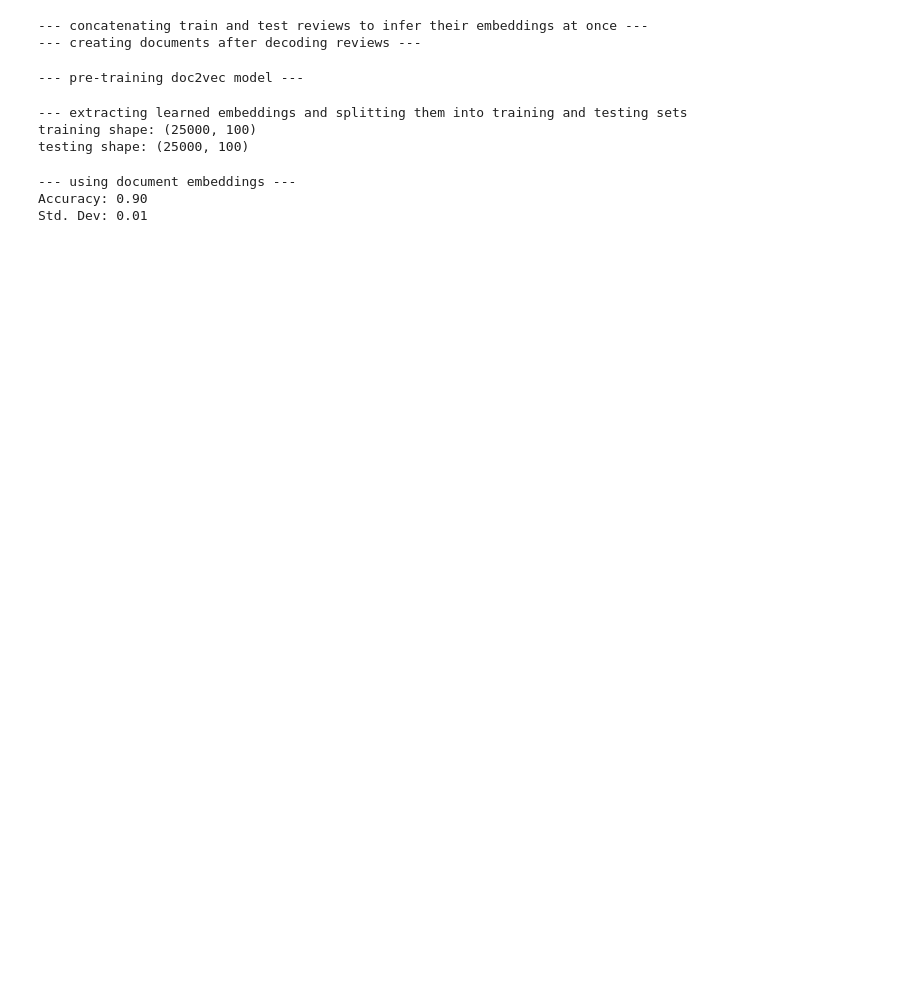
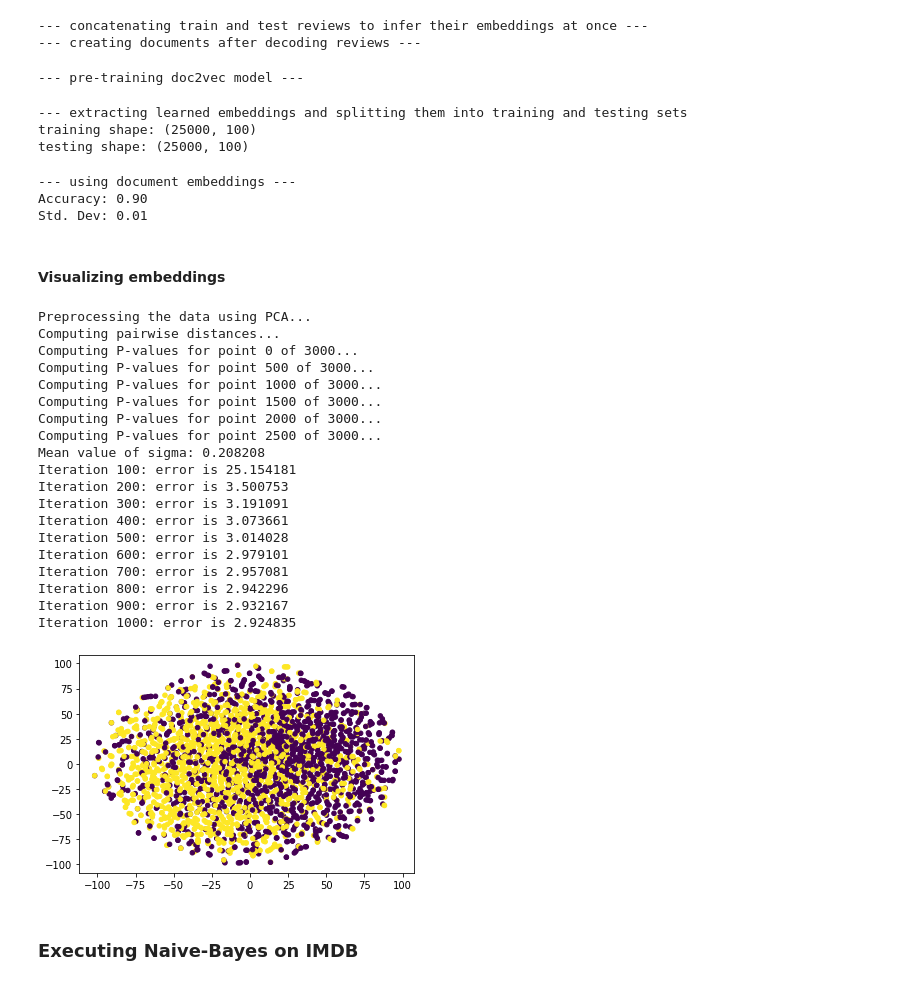
Before and after one commit to AlejandroSantorum/MPhil_MLMI_Cambridge, a Jupyter notebook: MLMI13-Natural_Language_Processing/Lab/code/practical.ipynb, the cells around one changed output. Drawn from its saved outputs; the diff is of its cells as text; code cells hidden in the pictures; blank space fills up the shorter version.

```diff
--- a/MLMI13-Natural_Language_Processing/Lab/code/practical.ipynb
+++ b/MLMI13-Natural_Language_Processing/Lab/code/practical.ipynb
@@ -257,4 +262,4 @@ d2v_model = Doc2Vec(docs, dm=0, min_count=2, vector_size=100, hs=0, negative=5,
 # %% [output]
 --- pre-training doc2vec model ---
 # %%
-d2v_model.save("d2v_model.model")
+fmodel_name = "d2v_model.model"
@@ -261,3 +268,5 @@ d2v_model.save("d2v_model.model")
+# %%
+d2v_model = Doc2Vec.load(fmodel_name)
 # %%
 print("--- extracting learned embeddings and splitting them into training and testing sets")
 embeddings = d2v_model.dv.get_normed_vectors()
@@ -282,3 +291,5 @@ print(f"Std. Dev: {SVMD2V.getStdDeviation():.2f}")
 --- using document embeddings ---
 Accuracy: 0.90
 Std. Dev: 0.01
+# %% [markdown]
+#### Visualizing embeddings
@@ -284,0 +299,29 @@ Std. Dev: 0.01
+# %%
+# Just visualizing 3000 training embeddings
+n_embed = 3000
+Y = tsne(train_embeddings[:n_embed,:], 2, 100, 20.0)
+pylab.scatter(Y[:, 0], Y[:, 1], 20, train_labels[:n_embed])
+pylab.show()
+# %% [output]
+Preprocessing the data using PCA...
+Computing pairwise distances...
+Computing P-values for point 0 of 3000...
+Computing P-values for point 500 of 3000...
+Computing P-values for point 1000 of 3000...
+Computing P-values for point 1500 of 3000...
+Computing P-values for point 2000 of 3000...
+Computing P-values for point 2500 of 3000...
+Mean value of sigma: 0.208208
+Iteration 100: error is 25.154181
+Iteration 200: error is 3.500753
+Iteration 300: error is 3.191091
+Iteration 400: error is 3.073661
+Iteration 500: error is 3.014028
+Iteration 600: error is 2.979101
+Iteration 700: error is 2.957081
+Iteration 800: error is 2.942296
+Iteration 900: error is 2.932167
+Iteration 1000: error is 2.924835
+[figure, added]
+# %% [markdown]
+### Executing Naive-Bayes on IMDB
```
Also changed, not shown: parts of 7 cells of this notebook, 14 other files.
